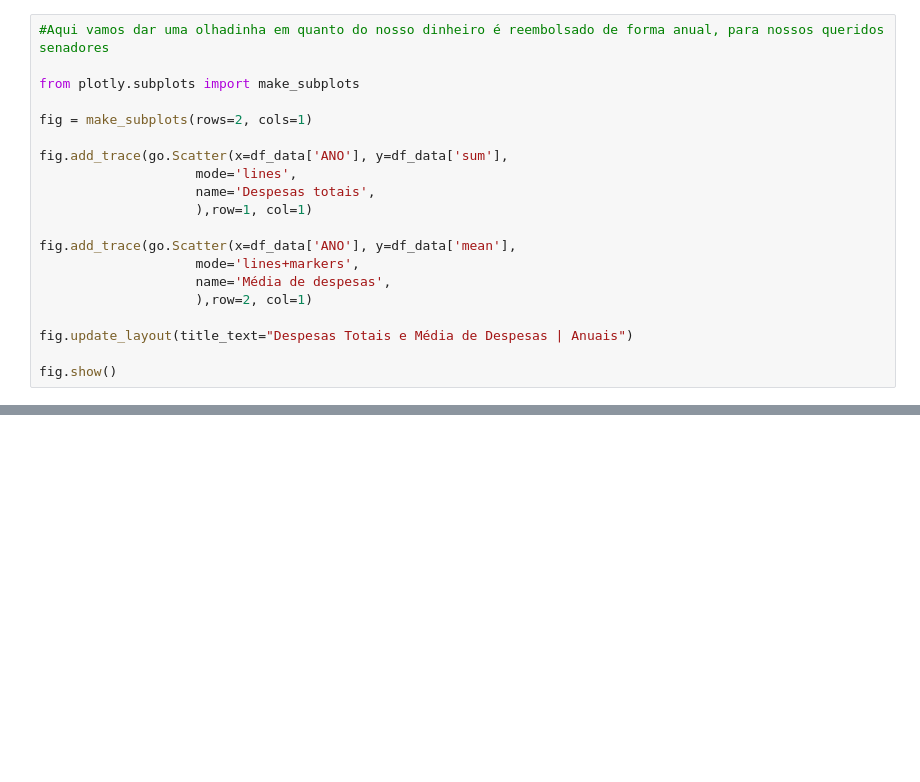
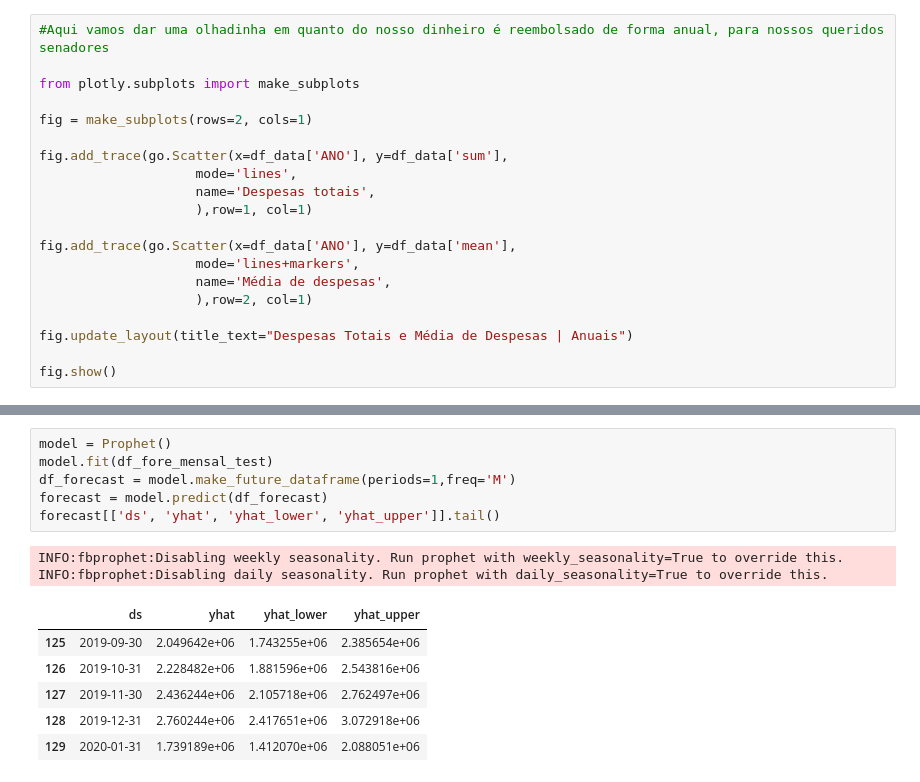
Before and after one commit to BrunoHq06/AnaliseCeaps, a Jupyter notebook: desafio_7_dias_com_dados/EDA E MODELAGEM.ipynb, the cells around one changed output, grey strips where cells are left out. Drawn from its saved outputs; the diff is of its cells as text; blank space fills up the shorter version.

```diff
--- a/desafio_7_dias_com_dados/EDA E MODELAGEM.ipynb
+++ b/desafio_7_dias_com_dados/EDA E MODELAGEM.ipynb
@@ -165,0 +161,15 @@ fig.show()
+# %%
+model = Prophet()
+model.fit(df_fore_mensal_test)
+df_forecast = model.make_future_dataframe(periods=1,freq='M')
+forecast = model.predict(df_forecast)
+forecast[['ds', 'yhat', 'yhat_lower', 'yhat_upper']].tail()
+# %% [output]
+INFO:fbprophet:Disabling weekly seasonality. Run prophet with weekly_seasonality=True to override this.
+INFO:fbprophet:Disabling daily seasonality. Run prophet with daily_seasonality=True to override this.
+|  | ds | yhat | yhat_lower | yhat_upper |
+| 125 | 2019-09-30 | 2.049642e+06 | 1.743255e+06 | 2.385654e+06 |
+| 126 | 2019-10-31 | 2.228482e+06 | 1.881596e+06 | 2.543816e+06 |
+| 127 | 2019-11-30 | 2.436244e+06 | 2.105718e+06 | 2.762497e+06 |
+| 128 | 2019-12-31 | 2.760244e+06 | 2.417651e+06 | 3.072918e+06 |
+| 129 | 2020-01-31 | 1.739189e+06 | 1.412070e+06 | 2.088051e+06 |
```
Also changed, not shown: parts of 14 cells of this notebook, 2 other files.
